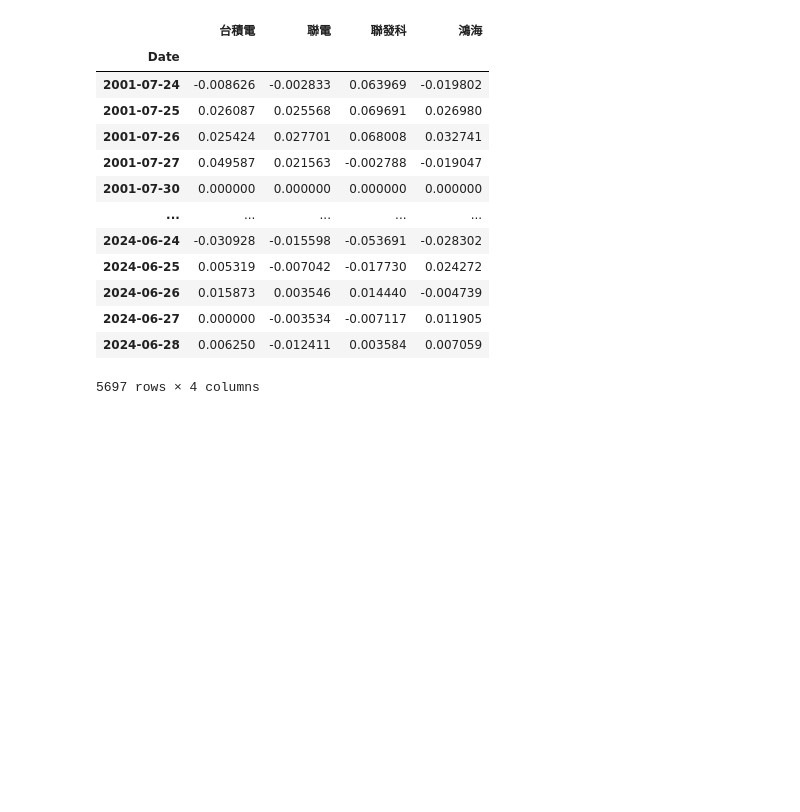
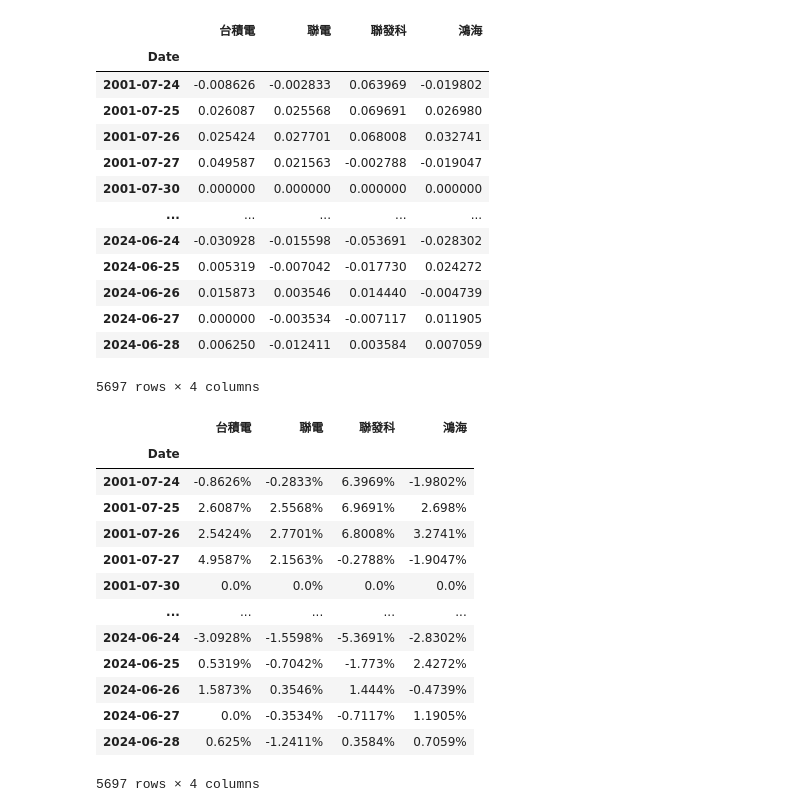
Before and after one commit to sanchangj/20240505_01, a Jupyter notebook: lesson18/lesson18_3.ipynb, the cells around one changed output. Saved outputs shown, nothing was run; the diff lists cells and outputs as text; code cells hidden in the pictures; blank space fills up the shorter version.

```diff
--- a/lesson18/lesson18_3.ipynb
+++ b/lesson18/lesson18_3.ipynb
@@ -120,3 +120,25 @@ df5
 | 2024-06-27 | 0.000000 | -0.003534 | -0.007117 | 0.011905 |
 | 2024-06-28 | 0.006250 | -0.012411 | 0.003584 | 0.007059 |
 5697 rows × 4 columns
+# %%
+def add_percentage(value:float)->str:
+    round_value = round(value*100,ndigits=4)
+    return f'{round_value}%'
+
+df6 = df5.map(add_percentage)
+df6
+# %% [output]
+|  | 台積電 | 聯電 | 聯發科 | 鴻海 |
+| Date |  |  |  |  |
+| 2001-07-24 | -0.8626% | -0.2833% | 6.3969% | -1.9802% |
+| 2001-07-25 | 2.6087% | 2.5568% | 6.9691% | 2.698% |
+| 2001-07-26 | 2.5424% | 2.7701% | 6.8008% | 3.2741% |
+| 2001-07-27 | 4.9587% | 2.1563% | -0.2788% | -1.9047% |
+| 2001-07-30 | 0.0% | 0.0% | 0.0% | 0.0% |
+| ... | ... | ... | ... | ... |
+| 2024-06-24 | -3.0928% | -1.5598% | -5.3691% | -2.8302% |
+| 2024-06-25 | 0.5319% | -0.7042% | -1.773% | 2.4272% |
+| 2024-06-26 | 1.5873% | 0.3546% | 1.444% | -0.4739% |
+| 2024-06-27 | 0.0% | -0.3534% | -0.7117% | 1.1905% |
+| 2024-06-28 | 0.625% | -1.2411% | 0.3584% | 0.7059% |
+5697 rows × 4 columns
```
Also changed, not shown: parts of 2 cells of this notebook.
